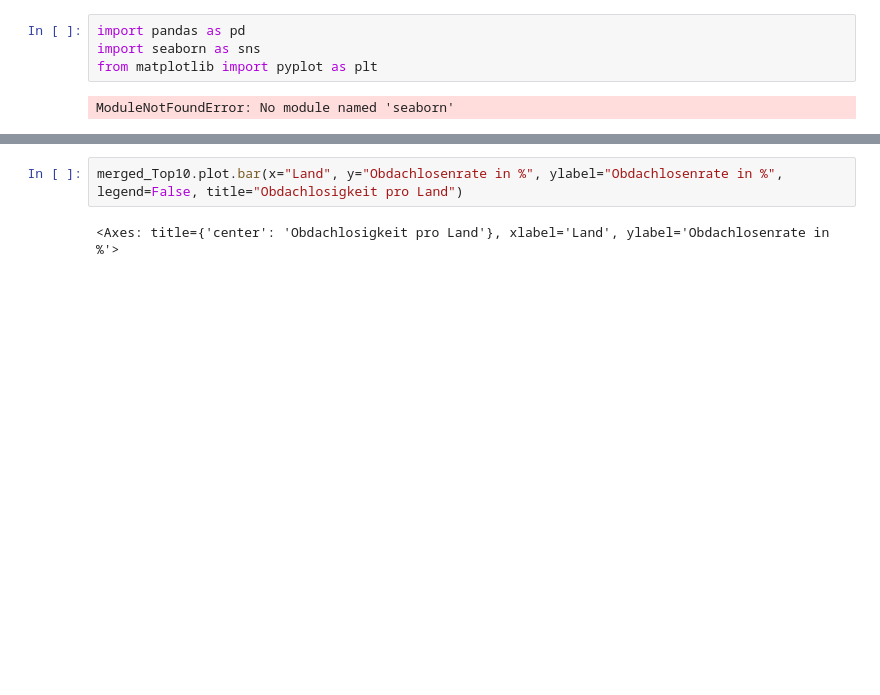
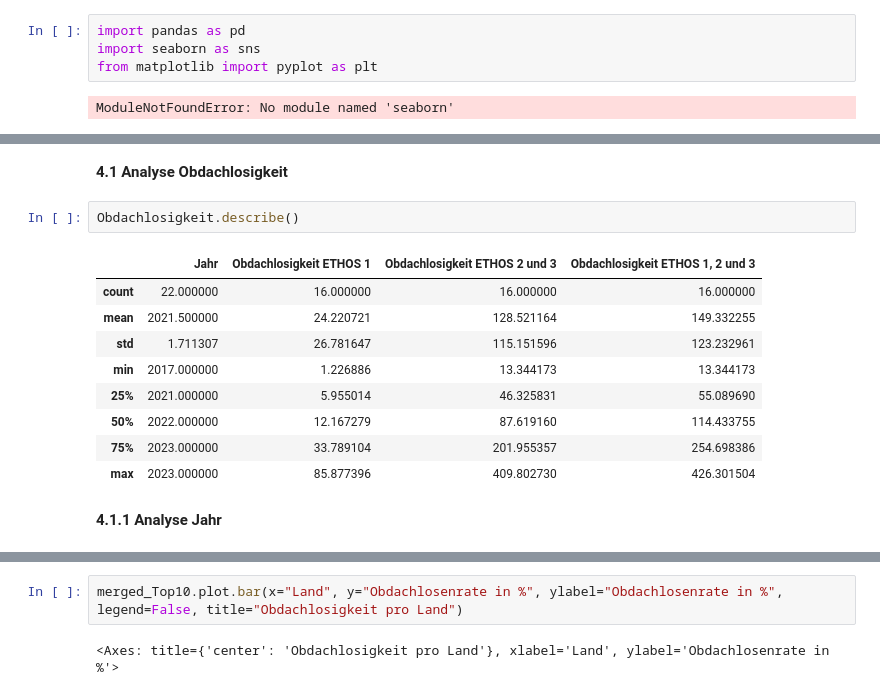
Before and after one commit to Lulibi/Informatik-LN, a Jupyter notebook: Obdachlosigkeit.ipynb, the cells around one changed output, grey strips where cells are left out. Saved outputs shown, nothing was run; the diff lists cells and outputs as text; blank space fills up the shorter version.

```diff
--- a/Obdachlosigkeit.ipynb
+++ b/Obdachlosigkeit.ipynb
@@ -135,0 +174,16 @@ merged_Top10.head(10)
+# %% [markdown]
+**4.1 Analyse Obdachlosigkeit**
+# %%
+Obdachlosigkeit.describe()
+# %% [output]
+|  | Jahr | Obdachlosigkeit ETHOS 1 | Obdachlosigkeit ETHOS 2 und 3 | Obdachlosigkeit ETHOS 1, 2 und 3 |
+| count | 22.000000 | 16.000000 | 16.000000 | 16.000000 |
+| mean | 2021.500000 | 24.220721 | 128.521164 | 149.332255 |
+| std | 1.711307 | 26.781647 | 115.151596 | 123.232961 |
+| min | 2017.000000 | 1.226886 | 13.344173 | 13.344173 |
+| 25% | 2021.000000 | 5.955014 | 46.325831 | 55.089690 |
+| 50% | 2022.000000 | 12.167279 | 87.619160 | 114.433755 |
+| 75% | 2023.000000 | 33.789104 | 201.955357 | 254.698386 |
+| max | 2023.000000 | 85.877396 | 409.802730 | 426.301504 |
+# %% [markdown]
+**4.1.1 Analyse Jahr**
```
Also changed, not shown: parts of 27 cells of this notebook.
